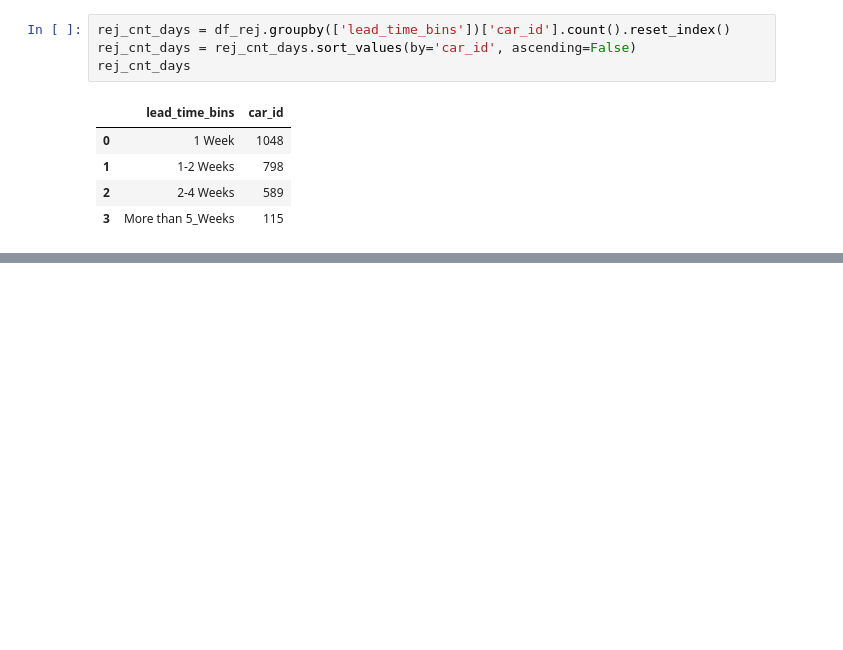
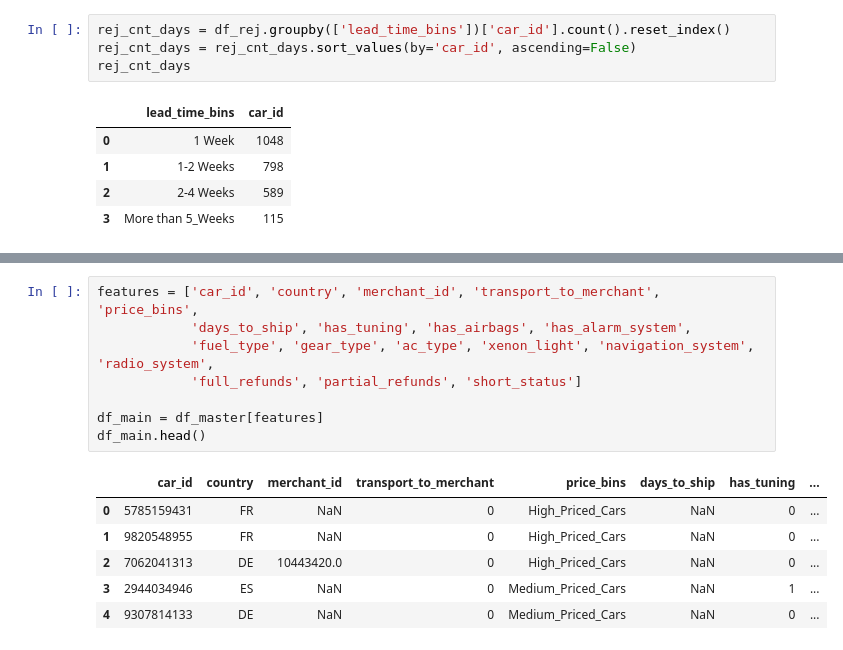
Before and after one commit to dileepsathyan/assignments, a Jupyter notebook: Vroom Virtusa/Vroom Virtusa Assignment.ipynb, the cells around one changed output, grey strips where cells are left out. Saved outputs shown, nothing was run; the diff lists cells and outputs as text; blank space fills up the shorter version.

```diff
--- a/Vroom Virtusa/Vroom Virtusa Assignment.ipynb
+++ b/Vroom Virtusa/Vroom Virtusa Assignment.ipynb
@@ -1743,0 +1765,15 @@ rej_cnt_days
+# %%
+features = ['car_id', 'country', 'merchant_id', 'transport_to_merchant', 'price_bins',
+            'days_to_ship', 'has_tuning', 'has_airbags', 'has_alarm_system',
+            'fuel_type', 'gear_type', 'ac_type', 'xenon_light', 'navigation_system', 'radio_system',
+            'full_refunds', 'partial_refunds', 'short_status']
+
+df_main = df_master[features]
+df_main.head()
+# %% [output]
+|  | car_id | country | merchant_id | transport_to_merchant | price_bins | days_to_ship | has_tuning | ... |
+| 0 | 5785159431 | FR | NaN | 0 | High_Priced_Cars | NaN | 0 | ... |
+| 1 | 9820548955 | FR | NaN | 0 | High_Priced_Cars | NaN | 0 | ... |
+| 2 | 7062041313 | DE | 10443420.0 | 0 | High_Priced_Cars | NaN | 0 | ... |
+| 3 | 2944034946 | ES | NaN | 0 | Medium_Priced_Cars | NaN | 1 | ... |
+| 4 | 9307814133 | DE | NaN | 0 | Medium_Priced_Cars | NaN | 0 | ... |
```
Also changed, not shown: parts of 7 cells of this notebook.
